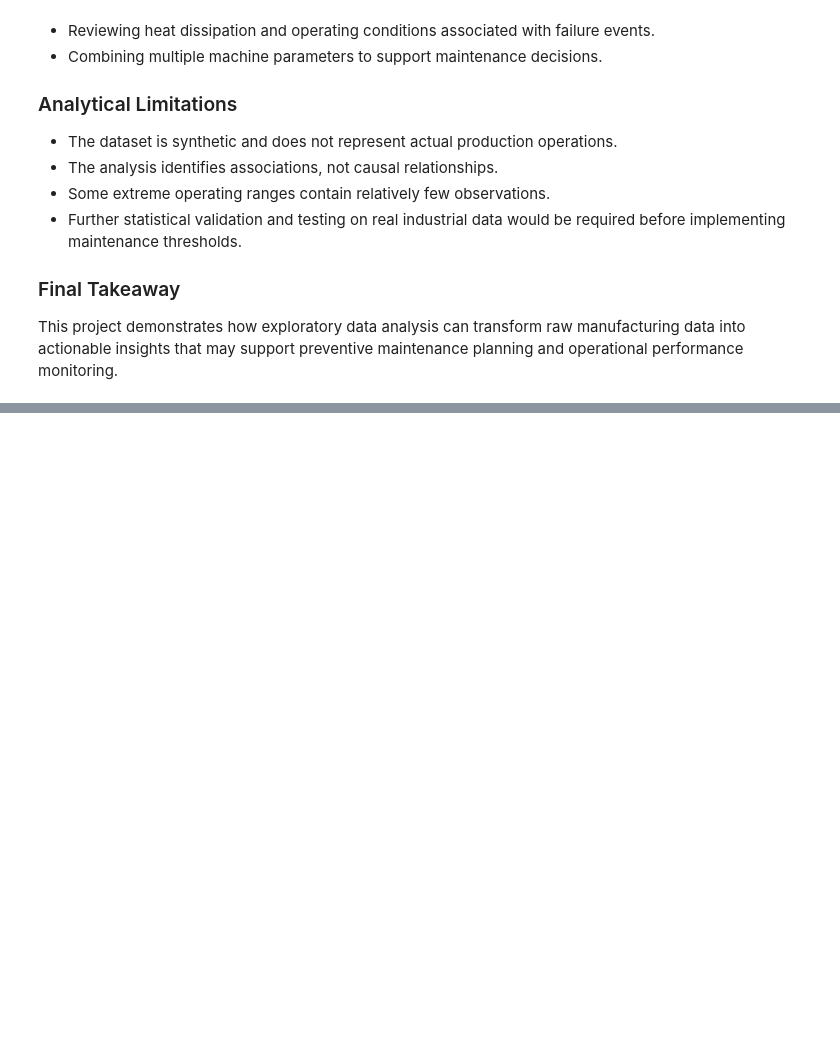
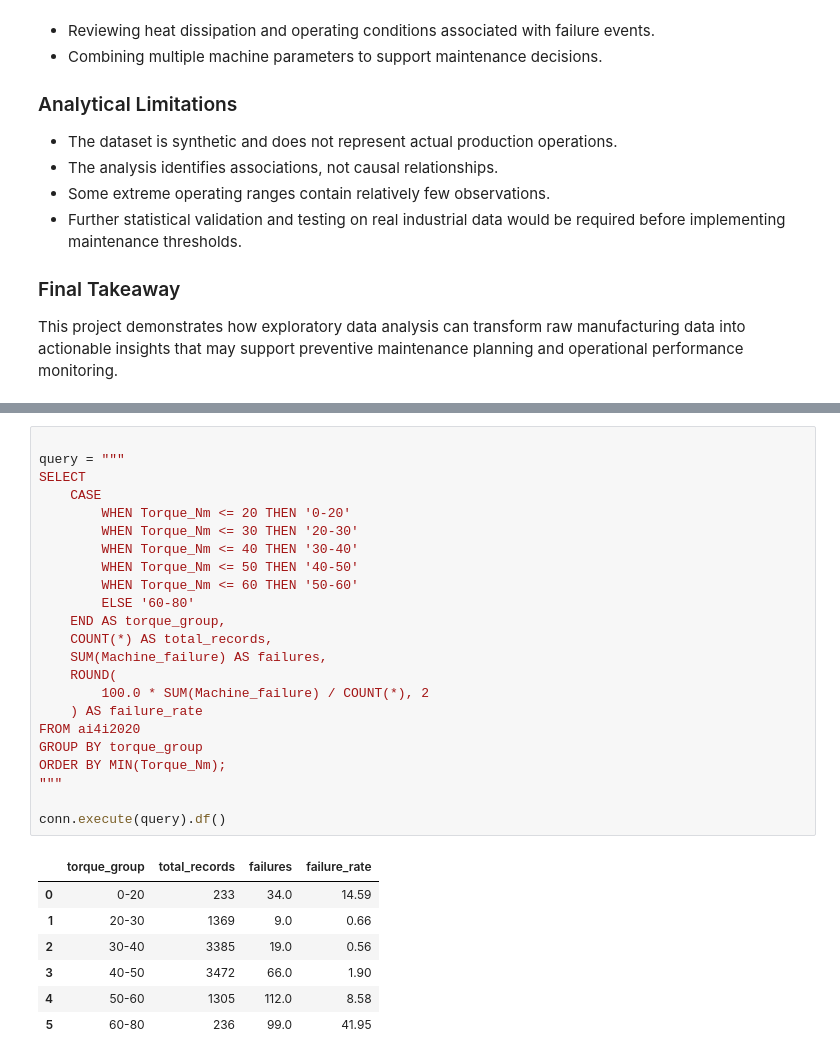
Before and after one commit to maranalyzes/manufacturing-performance-analytics, a Jupyter notebook: notebooks/01_exploratory_data_analysis.ipynb, the cells around one changed output, grey strips where cells are left out. Cells and saved outputs as stored; diff of their text form; blank space fills up the shorter version.

```diff
--- a/notebooks/01_exploratory_data_analysis.ipynb
+++ b/notebooks/01_exploratory_data_analysis.ipynb
@@ -619,0 +783,31 @@ This project demonstrates how exploratory data analysis can transform raw manufa
+# %%
+
+query = """
+SELECT
+    CASE
+        WHEN Torque_Nm <= 20 THEN '0-20'
+        WHEN Torque_Nm <= 30 THEN '20-30'
+        WHEN Torque_Nm <= 40 THEN '30-40'
+        WHEN Torque_Nm <= 50 THEN '40-50'
+        WHEN Torque_Nm <= 60 THEN '50-60'
+        ELSE '60-80'
+    END AS torque_group,
+    COUNT(*) AS total_records,
+    SUM(Machine_failure) AS failures,
+    ROUND(
+        100.0 * SUM(Machine_failure) / COUNT(*), 2
+    ) AS failure_rate
+FROM ai4i2020
+GROUP BY torque_group
+ORDER BY MIN(Torque_Nm);
+"""
+
+conn.execute(query).df()
+# %% [output]
+|  | torque_group | total_records | failures | failure_rate |
+| 0 | 0-20 | 233 | 34.0 | 14.59 |
+| 1 | 20-30 | 1369 | 9.0 | 0.66 |
+| 2 | 30-40 | 3385 | 19.0 | 0.56 |
+| 3 | 40-50 | 3472 | 66.0 | 1.90 |
+| 4 | 50-60 | 1305 | 112.0 | 8.58 |
+| 5 | 60-80 | 236 | 99.0 | 41.95 |
```
Also changed, not shown: parts of 8 cells of this notebook.
